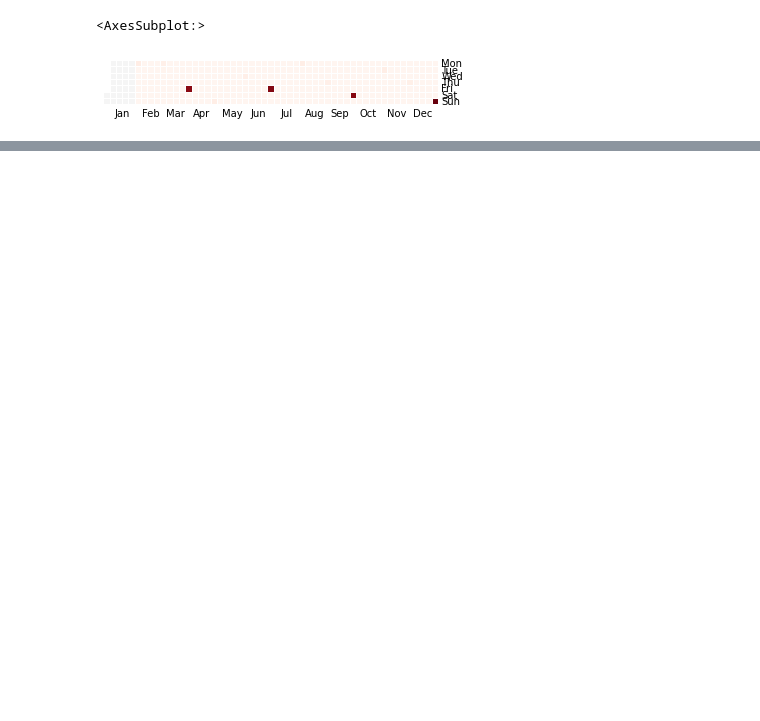
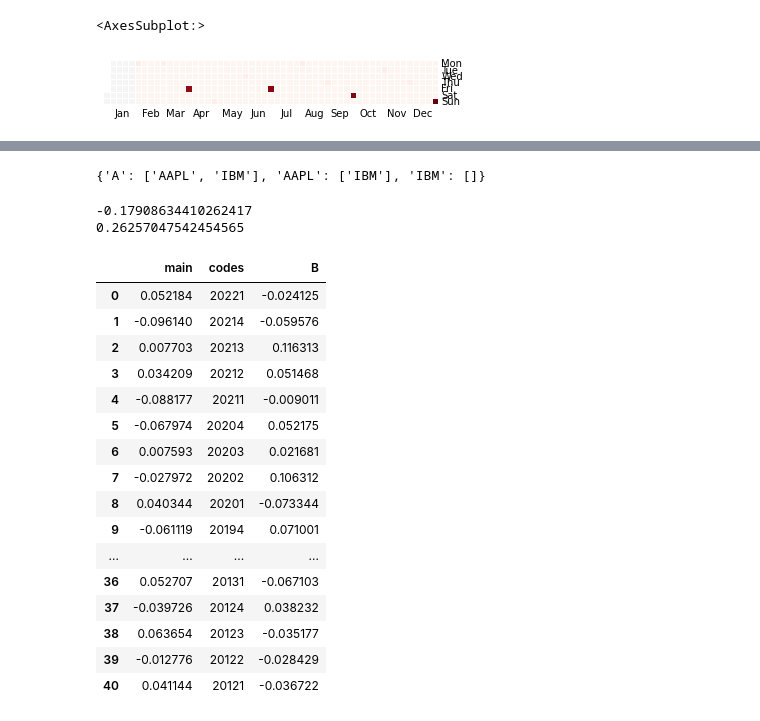
Before and after one commit to samuelrmajor/EarningCalenderPredictor, a Jupyter notebook: analytics/Exploratory.ipynb, the cells around one changed output, grey strips where cells are left out. Drawn from its saved outputs; the diff is of its cells as text; code cells hidden in the pictures; blank space fills up the shorter version.

Commit message:
correlation matrix added

```diff
--- a/analytics/Exploratory.ipynb
+++ b/analytics/Exploratory.ipynb
@@ -155,0 +431,51 @@ calmap.calendarplot()
+# %%
+correlationCompletions
+# %% [output]
+{'A': ['AAPL', 'IBM'], 'AAPL': ['IBM'], 'IBM': []}
+# %%
+##testing failures/setup
+
+symbolMain = "IBM"
+symbolB = "A"
+dfTemp = dfVariableMain[dfVariableMain['symbol'].isin([symbolMain, symbolB])]
+
+dfTempMain = dfTemp[dfTemp['symbol']==symbolMain]
+dfTempB = dfTemp[dfTemp['symbol']==symbolB]
+mainMinCode = int(dfTempMain[dfTempMain['symbol'] == symbolMain]["releaseFullCode"].min())
+bMinCode = int(dfTempB[dfTempB['symbol'] == symbolB]["releaseFullCode"].min())
+earliestMutualDate = str(max(mainMinCode,bMinCode) + 20)
+dfTempMain = dfTempMain[dfTempMain['releaseFullCode'] >= earliestMutualDate]
+dfTempB = dfTempB[dfTempB['releaseFullCode'] >= earliestMutualDate]
+dfTempMain.reset_index(drop=True, inplace=True)
+dfTempB.reset_index(drop=True, inplace=True)
+dfTempFinal = pd.DataFrame()
+dfTempFinal["main"] = dfTempMain["percentChange"]
+dfTempFinal["codes"] = dfTempMain["releaseFullCode"]
+dfTempFinal["B"] = dfTempB["percentChange"]
+r, p = stats.pearsonr(dfTempFinal['main'], dfTempFinal['B'])
+
+
+
+print(r)
+print(p)
+dfTempFinal
+# %% [output]
+-0.17908634410262417
+0.26257047542454565
+|  | main | codes | B |
+| 0 | 0.052184 | 20221 | -0.024125 |
+| 1 | -0.096140 | 20214 | -0.059576 |
+| 2 | 0.007703 | 20213 | 0.116313 |
+| 3 | 0.034209 | 20212 | 0.051468 |
+| 4 | -0.088177 | 20211 | -0.009011 |
+| 5 | -0.067974 | 20204 | 0.052175 |
+| 6 | 0.007593 | 20203 | 0.021681 |
+| 7 | -0.027972 | 20202 | 0.106312 |
+| 8 | 0.040344 | 20201 | -0.073344 |
+| 9 | -0.061119 | 20194 | 0.071001 |
+| ... | ... | ... | ... |
+| 36 | 0.052707 | 20131 | -0.067103 |
+| 37 | -0.039726 | 20124 | 0.038232 |
+| 38 | 0.063654 | 20123 | -0.035177 |
+| 39 | -0.012776 | 20122 | -0.028429 |
+| 40 | 0.041144 | 20121 | -0.036722 |
```
Also changed, not shown: parts of 28 cells of this notebook.
